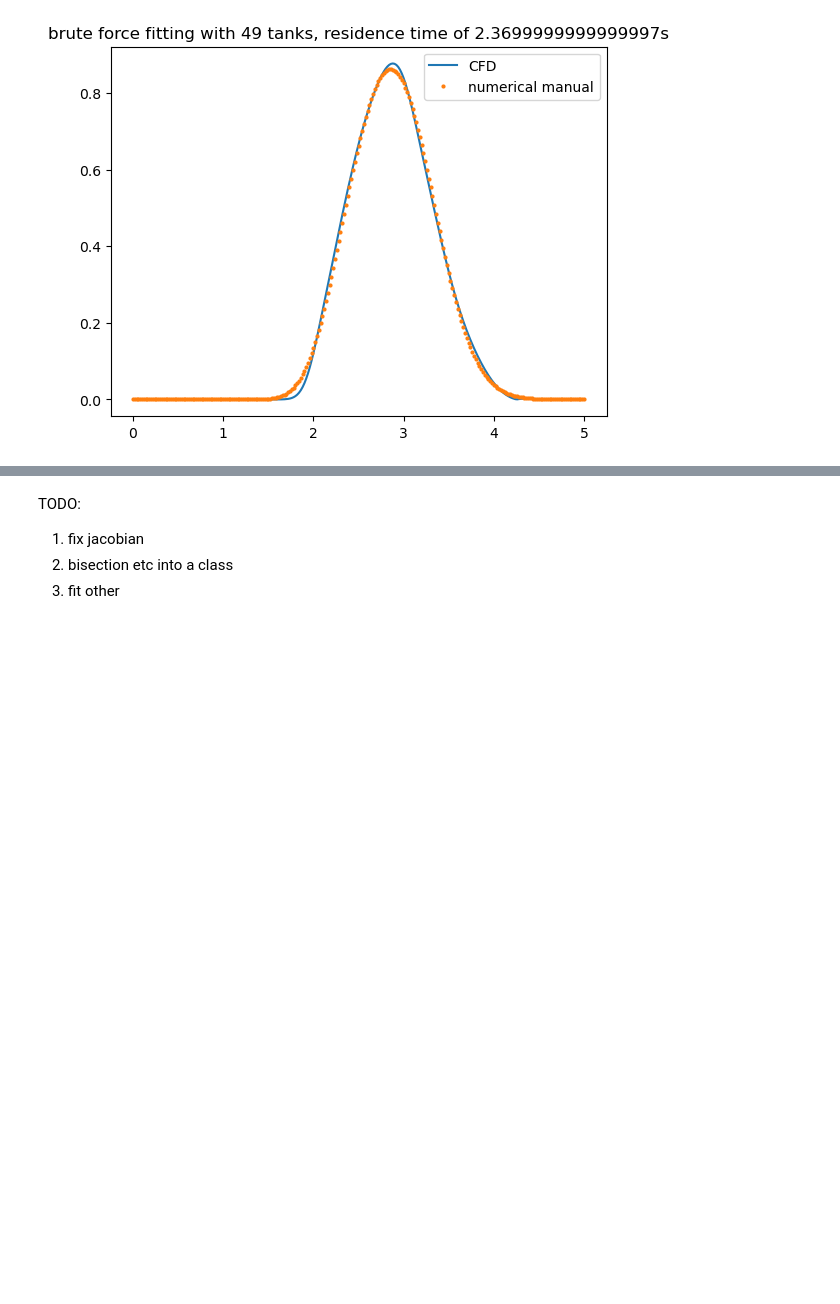
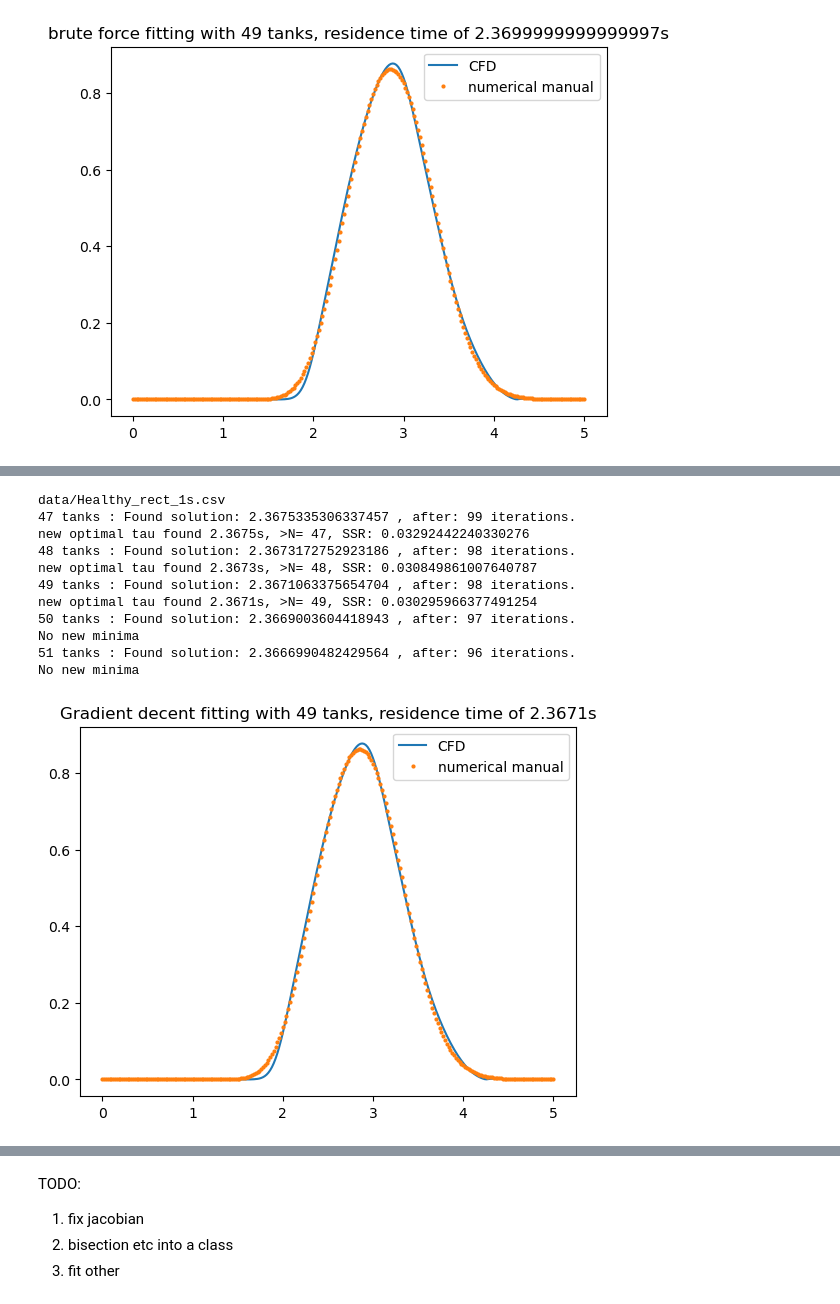
Before and after one commit to waves-stats/MOD_510_2023_autumn, a Jupyter notebook: Partha/project3/mod510_project3_partha_v2.ipynb, the cells around one changed output, grey strips where cells are left out. Cells and saved outputs as stored; diff of their text form; code cells hidden in the pictures; blank space fills up the shorter version.

```diff
--- a/Partha/project3/mod510_project3_partha_v2.ipynb
+++ b/Partha/project3/mod510_project3_partha_v2.ipynb
@@ -609,5 +634,0 @@ def dSSR(SSR,tau,**kwarg):
-# %%
-N = 49
-params = {'xdata':t, 'ydata':conc_CFD, 'N':N, 'inj_prot':'rect_1s'}
-tau = 2.
-optimal_tau = gradient_descent(f=SSR,x=tau,df=dSSR,MAXIT=200,**params)
@@ -620 +635,20 @@ timedata
+# %%
+def gradient(f,x, dx=10e-4,**kwarg):
+    '''
+    takes a function f and returns its gradient at x
+    using central difference,
+    '''
+    return (f(x+dx,**kwarg)-f(x-dx,**kwarg))/2/dx
+
+def SSR(tau, xdata=[], ydata=[], N=1, inj_prot=protocol):
+    timedata = xdata
+    conc_CFD = ydata
+    model = CSTRModel(tau=tau, N=N, timedata=timedata, inj_prot=protocol)
+    conc_out = model.time_sim(N, tau)
+    #print (f'conc_CFD: {len(conc_CFD)}, conc_out: {len(conc_out)}')
+    SSR = np.sum((conc_CFD-conc_out)**2)
+    return SSR
+
+def dSSR(SSR,tau,**kwarg):
+    return (gradient(SSR, tau,**kwarg))
 # %%
@@ -636,0 +699,15 @@ ax.legend()
+# %%
+fit_CFD_data(healthy=True,protocol =protocol,Ns=range(47,52))
+# %% [output]
+data/Healthy_rect_1s.csv
+47 tanks : Found solution: 2.3675335306337457 , after: 99 iterations.
+new optimal tau found 2.3675s, >N= 47, SSR: 0.03292442240330276
+48 tanks : Found solution: 2.3673172752923186 , after: 98 iterations.
+new optimal tau found 2.3673s, >N= 48, SSR: 0.030849861007640787
+49 tanks : Found solution: 2.3671063375654704 , after: 98 iterations.
+new optimal tau found 2.3671s, >N= 49, SSR: 0.030295966377491254
+50 tanks : Found solution: 2.3669003604418943 , after: 97 iterations.
+No new minima
+51 tanks : Found solution: 2.3666990482429564 , after: 96 iterations.
+No new minima
+[figure, added]
```
Also changed, not shown: parts of 23 cells of this notebook.
